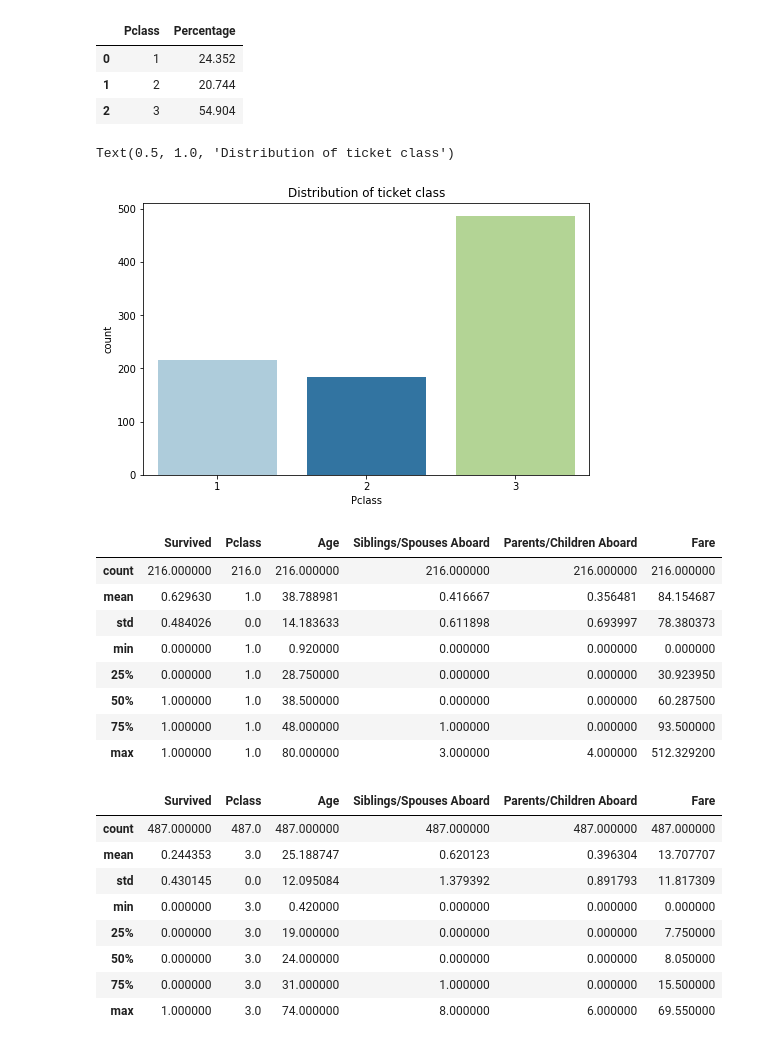
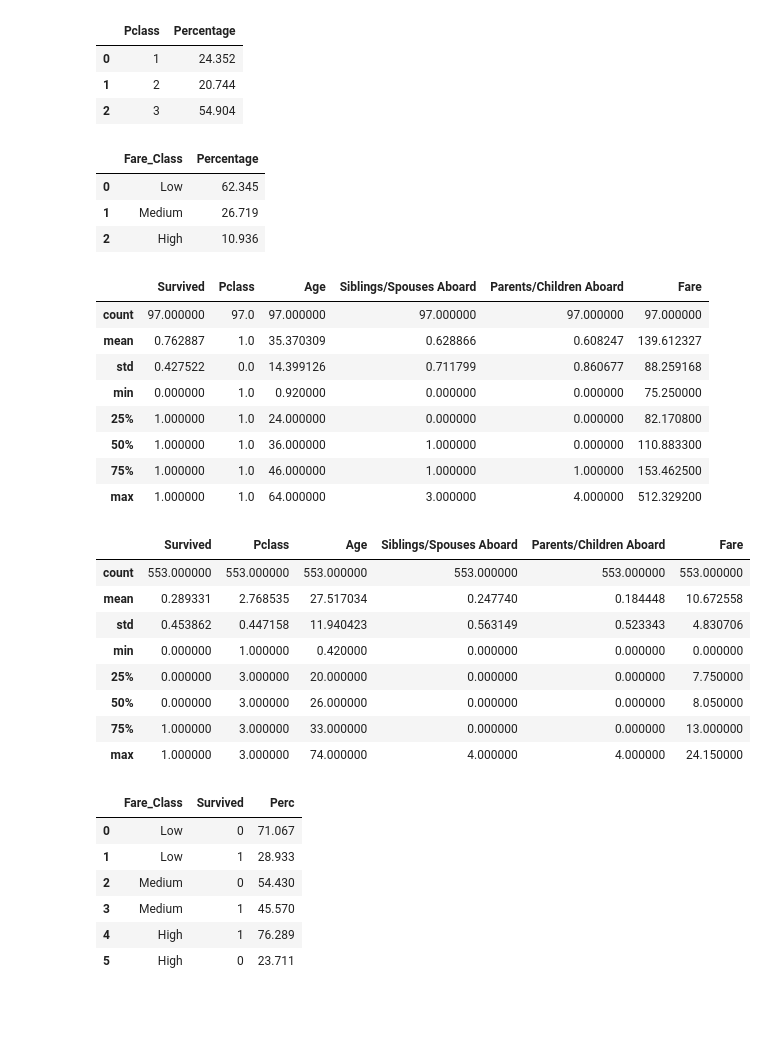
Before and after one commit to USF-CS-663-Spring-2020/lab-02-titanic-ksonar, a Jupyter notebook: juoyter notebook/lab-02.ipynb, the cells around one changed output. Saved outputs shown, nothing was run; the diff lists cells and outputs as text; code cells hidden in the pictures; blank space fills up the shorter version.

```diff
--- a/juoyter notebook/lab-02.ipynb
+++ b/juoyter notebook/lab-02.ipynb
@@ -73,0 +96,6 @@ data.sample(5)
+# %%
+# 0 - 25    : Low Fare
+# 26 - 75  : Medium Fare
+# 76 - Max : High Fare
+
+data['Fare_Class'] = pd.cut(data['Fare'], bins = [-1,25,75,data['Fare'].max()], labels=['Low','Medium','High'])
@@ -98,36 +133,38 @@ pclass_counts
 | 0 | 1 | 24.352 |
 | 1 | 2 | 20.744 |
 | 2 | 3 | 54.904 |
-# %%
-plt.figure(figsize=(8,5))
-sns.countplot(x = 'Pclass', data = data)
-plt.title('Distribution of ticket class')
-# %% [output]
-Text(0.5, 1.0, 'Distribution of ticket class')
-[figure, removed]
+# %%
+fare_counts = pd.DataFrame((data['Fare_Class'].value_counts(normalize=True)*100).sort_index()).reset_index().round(3)
+fare_counts.columns = ['Fare_Class','Percentage']
+fare_counts
+# %% [output]
+|  | Fare_Class | Percentage |
+| 0 | Low | 62.345 |
+| 1 | Medium | 26.719 |
+| 2 | High | 10.936 |
 # %%
-first_class = data[data['Pclass'] == 1]
+first_class = data[data['Fare_Class'] == 'High']
 first_class.describe()
 # %% [output]
 |  | Survived | Pclass | Age | Siblings/Spouses Aboard | Parents/Children Aboard | Fare |
-| count | 216.000000 | 216.0 | 216.000000 | 216.000000 | 216.000000 | 216.000000 |
-| mean | 0.629630 | 1.0 | 38.788981 | 0.416667 | 0.356481 | 84.154687 |
-| std | 0.484026 | 0.0 | 14.183633 | 0.611898 | 0.693997 | 78.380373 |
-| min | 0.000000 | 1.0 | 0.920000 | 0.000000 | 0.000000 | 0.000000 |
-| 25% | 0.000000 | 1.0 | 28.750000 | 0.000000 | 0.000000 | 30.923950 |
-| 50% | 1.000000 | 1.0 | 38.500000 | 0.000000 | 0.000000 | 60.287500 |
-| 75% | 1.000000 | 1.0 | 48.000000 | 1.000000 | 0.000000 | 93.500000 |
-| max | 1.000000 | 1.0 | 80.000000 | 3.000000 | 4.000000 | 512.329200 |
+| count | 97.000000 | 97.0 | 97.000000 | 97.000000 | 97.000000 | 97.000000 |
+| mean | 0.762887 | 1.0 | 35.370309 | 0.628866 | 0.608247 | 139.612327 |
+| std | 0.427522 | 0.0 | 14.399126 | 0.711799 | 0.860677 | 88.259168 |
+| min | 0.000000 | 1.0 | 0.920000 | 0.000000 | 0.000000 | 75.250000 |
+| 25% | 1.000000 | 1.0 | 24.000000 | 0.000000 | 0.000000 | 82.170800 |
+| 50% | 1.000000 | 1.0 | 36.000000 | 1.000000 | 0.000000 | 110.883300 |
+| 75% | 1.000000 | 1.0 | 46.000000 | 1.000000 | 1.000000 | 153.462500 |
+| max | 1.000000 | 1.0 | 64.000000 | 3.000000 | 4.000000 | 512.329200 |
 # %%
-third_class = data[data['Pclass'] == 3]
+third_class = data[data['Fare_Class'] == 'Low']
 third_class.describe()
 # %% [output]
 |  | Survived | Pclass | Age | Siblings/Spouses Aboard | Parents/Children Aboard | Fare |
-| count | 487.000000 | 487.0 | 487.000000 | 487.000000 | 487.000000 | 487.000000 |
-| mean | 0.244353 | 3.0 | 25.188747 | 0.620123 | 0.396304 | 13.707707 |
-| std | 0.430145 | 0.0 | 12.095084 | 1.379392 | 0.891793 | 11.817309 |
-| min | 0.000000 | 3.0 | 0.420000 | 0.000000 | 0.000000 | 0.000000 |
-| 25% | 0.000000 | 3.0 | 19.000000 | 0.000000 | 0.000000 | 7.750000 |
-| 50% | 0.000000 | 3.0 | 24.000000 | 0.000000 | 0.000000 | 8.050000 |
-| 75% | 0.000000 | 3.0 | 31.000000 | 1.000000 | 0.000000 | 15.500000 |
-| max | 1.000000 | 3.0 | 74.000000 | 8.000000 | 6.000000 | 69.550000 |
+| count | 553.000000 | 553.000000 | 553.000000 | 553.000000 | 553.000000 | 553.000000 |
+| mean | 0.289331 | 2.768535 | 27.517034 | 0.247740 | 0.184448 | 10.672558 |
+| std | 0.453862 | 0.447158 | 11.940423 | 0.563149 | 0.523343 | 4.830706 |
+| min | 0.000000 | 1.000000 | 0.420000 | 0.000000 | 0.000000 | 0.000000 |
+| 25% | 0.000000 | 3.000000 | 20.000000 | 0.000000 | 0.000000 | 7.750000 |
+| 50% | 0.000000 | 3.000000 | 26.000000 | 0.000000 | 0.000000 | 8.050000 |
+| 75% | 1.000000 | 3.000000 | 33.000000 | 0.000000 | 0.000000 | 13.000000 |
+| max | 1.000000 | 3.000000 | 74.000000 | 4.000000 | 4.000000 | 24.150000 |
@@ -134 +173,11 @@ third_class.describe()
+# %%
+perc_df
+# %% [output]
+|  | Fare_Class | Survived | Perc |
+| 0 | Low | 0 | 71.067 |
+| 1 | Low | 1 | 28.933 |
+| 2 | Medium | 0 | 54.430 |
+| 3 | Medium | 1 | 45.570 |
+| 4 | High | 1 | 76.289 |
+| 5 | High | 0 | 23.711 |
 # %% [markdown]
```
Also changed, not shown: parts of 12 cells of this notebook.
